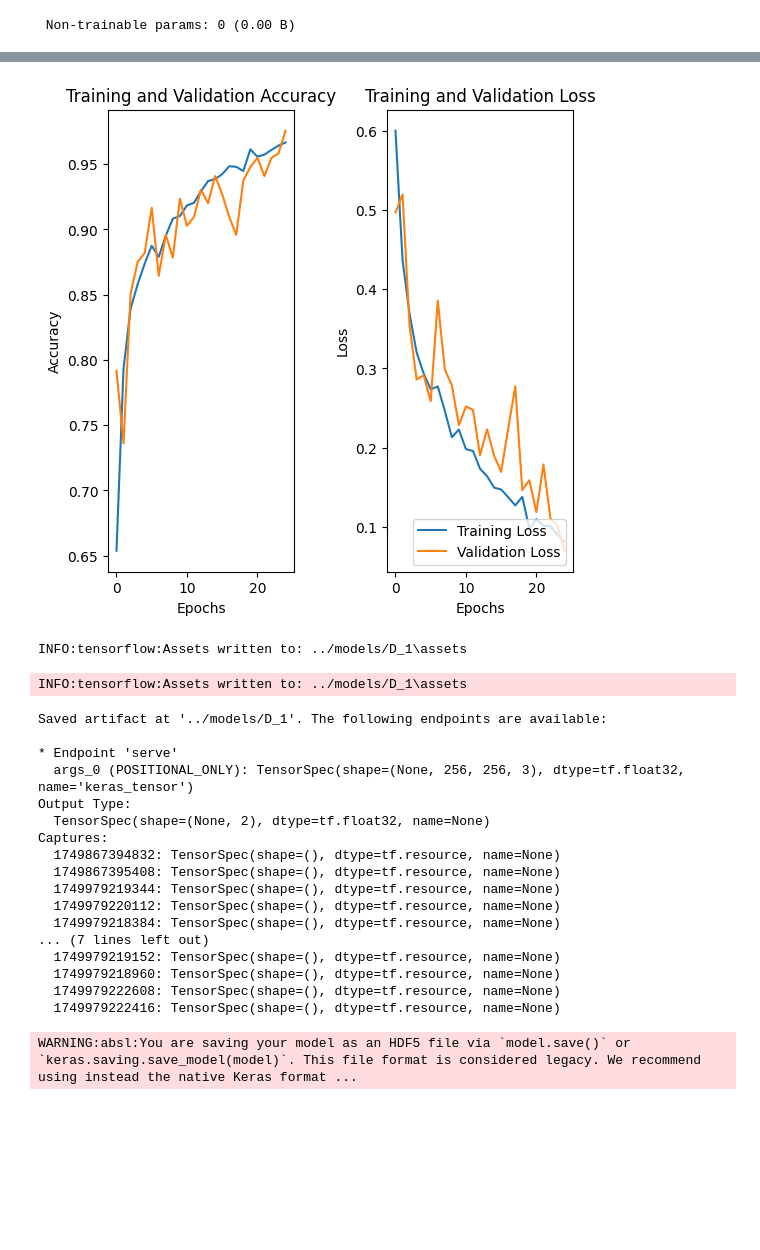
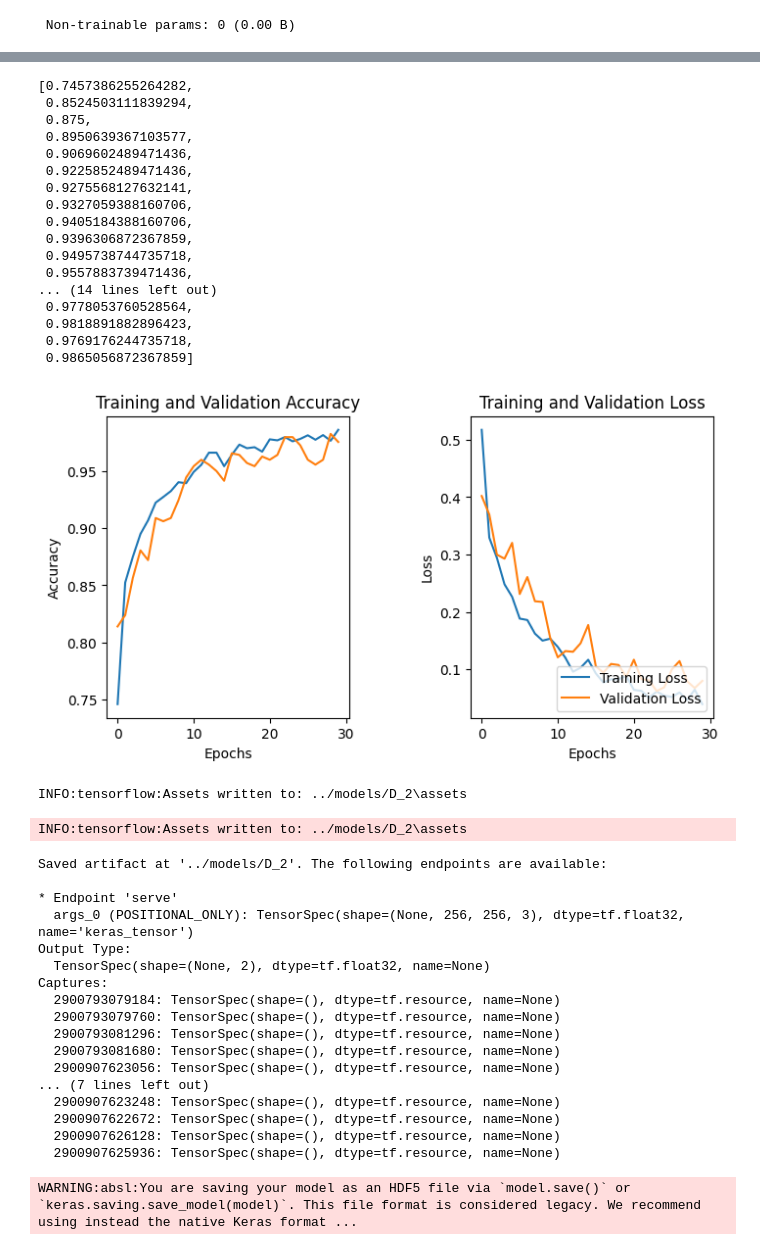
Before and after one commit to Mrinmay-007/Final_yr, a Jupyter notebook: notebook/leaf_detect.ipynb, the cells around one changed output, grey strips where cells are left out. Saved outputs shown, nothing was run; the diff lists cells and outputs as text; code cells hidden in the pictures; blank space fills up the shorter version.

```diff
--- a/notebook/leaf_detect.ipynb
+++ b/notebook/leaf_detect.ipynb
@@ -11,7 +11,7 @@ import matplotlib.pyplot as plt
 BATCH_SIZE=32
 IMAGE_SIZE=256
 CHANNELS=3
-EPOCHS=25
+EPOCHS=30
 # %%
 # here all the 3 datasets are combined into one and the images are resized to 256x256
 # the dataset is shuffled and the batch size is set to 32
@@ -195,6 +195,7 @@ history =model.fit(
     batch_size=BATCH_SIZE,
     validation_data=vali_ds,
     verbose=1,
-    epochs=EPOCHS,
+    # epochs=EPOCHS,
+    epochs = 30
 )
 # %% [output]
@@ -224,29 +225,47 @@ score
 # %%
 history.history['accuracy']
+# %% [output]
+[0.7457386255264282,
+ 0.8524503111839294,
+ 0.875,
+ 0.8950639367103577,
+ 0.9069602489471436,
+ 0.9225852489471436,
+ 0.9275568127632141,
+ 0.9327059388160706,
+ 0.9405184388160706,
+ 0.9396306872367859,
+ 0.9495738744735718,
+ 0.9557883739471436,
+... (14 lines left out)
+ 0.9778053760528564,
+ 0.9818891882896423,
+ 0.9769176244735718,
+ 0.9865056872367859]
 # %%
 acc=history.history['accuracy']
 val_acc=history.history['val_accuracy']
 loss=history.history['loss']
 val_loss=history.history['val_loss']
 # %%
-plt.figure(figsize=(6,6))
+plt.figure(figsize=(8,4))
 plt.subplot(1,2,1)
 plt.plot(range(EPOCHS),acc, label='Training Accuracy')
 plt.plot(range(EPOCHS),val_acc, label='Validation Accuracy')
 plt.title('Training and Validation Accuracy')
 plt.xlabel('Epochs')
 plt.ylabel('Accuracy')
 
 plt.subplot(1,2,2)
 plt.plot(range(EPOCHS),loss, label='Training Loss')
 plt.plot(range(EPOCHS),val_loss, label='Validation Loss')
 plt.title('Training and Validation Loss')
 plt.xlabel('Epochs')
 plt.ylabel('Loss')
 
 plt.legend(loc='lower right')
 plt.subplots_adjust(wspace=0.5, hspace=0.5)
 plt.show()
 # %% [output]
-[figure, old version]
+[figure, new version]
 # %%
@@ -254,25 +273,25 @@ model_version = 1
 # %%
 model.export(f"../models/D_{model_version}")
 # %% [output]
-INFO:tensorflow:Assets written to: ../models/D_1\assets
+INFO:tensorflow:Assets written to: ../models/D_2\assets
-INFO:tensorflow:Assets written to: ../models/D_1\assets
+INFO:tensorflow:Assets written to: ../models/D_2\assets
-Saved artifact at '../models/D_1'. The following endpoints are available:
+Saved artifact at '../models/D_2'. The following endpoints are available:
 
 * Endpoint 'serve'
   args_0 (POSITIONAL_ONLY): TensorSpec(shape=(None, 256, 256, 3), dtype=tf.float32, name='keras_tensor')
 Output Type:
   TensorSpec(shape=(None, 2), dtype=tf.float32, name=None)
 Captures:
-  1749867394832: TensorSpec(shape=(), dtype=tf.resource, name=None)
-  1749867395408: TensorSpec(shape=(), dtype=tf.resource, name=None)
-  1749979219344: TensorSpec(shape=(), dtype=tf.resource, name=None)
-  1749979220112: TensorSpec(shape=(), dtype=tf.resource, name=None)
-  1749979218384: TensorSpec(shape=(), dtype=tf.resource, name=None)
+  2900793079184: TensorSpec(shape=(), dtype=tf.resource, name=None)
+  2900793079760: TensorSpec(shape=(), dtype=tf.resource, name=None)
+  2900793081296: TensorSpec(shape=(), dtype=tf.resource, name=None)
+  2900793081680: TensorSpec(shape=(), dtype=tf.resource, name=None)
+  2900907623056: TensorSpec(shape=(), dtype=tf.resource, name=None)
 ... (7 lines left out)
-  1749979219152: TensorSpec(shape=(), dtype=tf.resource, name=None)
-  1749979218960: TensorSpec(shape=(), dtype=tf.resource, name=None)
-  1749979222608: TensorSpec(shape=(), dtype=tf.resource, name=None)
-  1749979222416: TensorSpec(shape=(), dtype=tf.resource, name=None)
+  2900907623248: TensorSpec(shape=(), dtype=tf.resource, name=None)
+  2900907622672: TensorSpec(shape=(), dtype=tf.resource, name=None)
+  2900907626128: TensorSpec(shape=(), dtype=tf.resource, name=None)
+  2900907625936: TensorSpec(shape=(), dtype=tf.resource, name=None)
 # %%
 model.save(f"../models/detect_V{model_version}.keras")
 # %%
```
Also changed, not shown: parts of 12 cells of this notebook, 9 other files.
